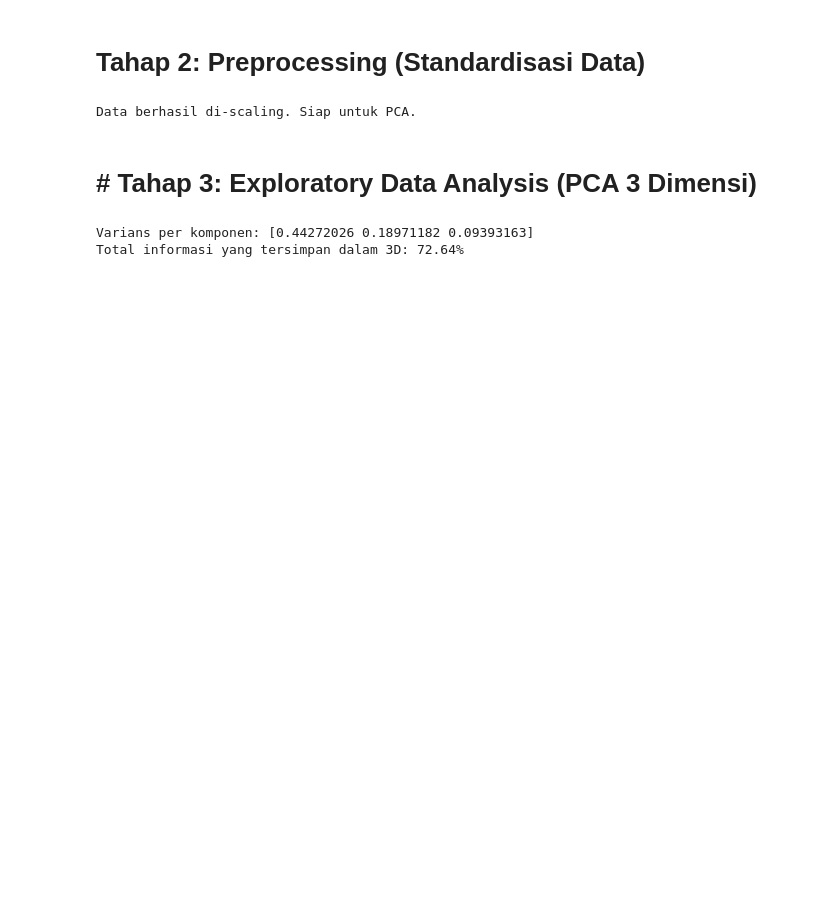
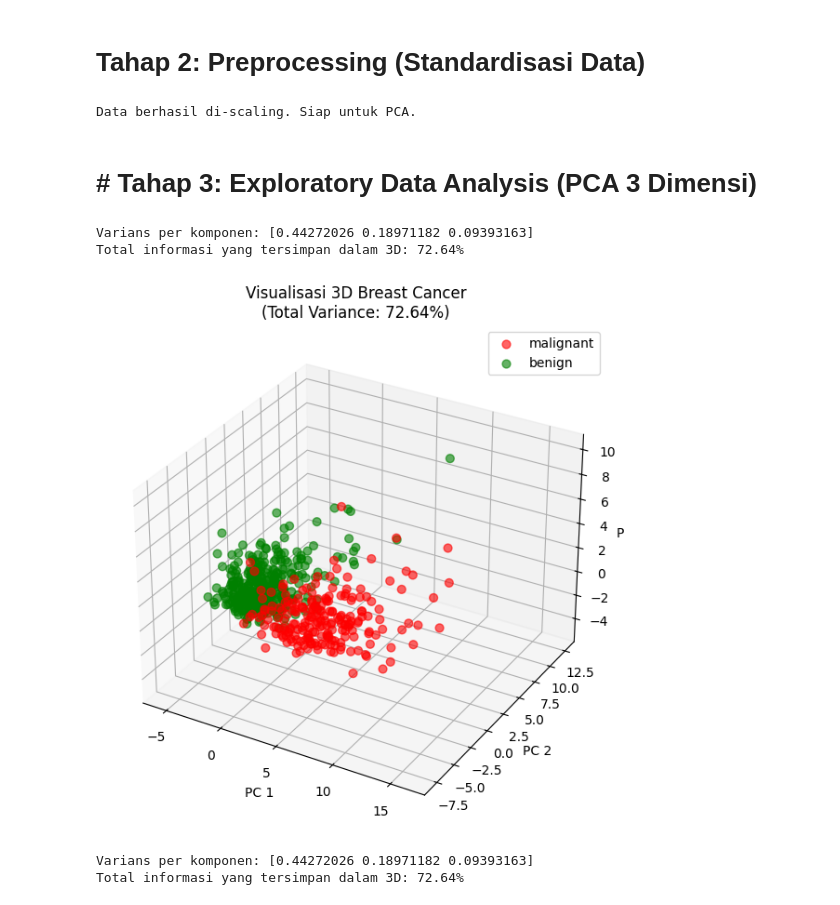
Before and after one commit to Zero697-bit/221230071-Pengantar-ML, a Jupyter notebook: week-08/praktikum_3_visualisasi_data_[breast_cancer].ipynb, the cells around one changed output. Saved outputs shown, nothing was run; the diff lists cells and outputs as text; code cells hidden in the pictures; blank space fills up the shorter version.

```diff
--- a/week-08/praktikum_3_visualisasi_data_[breast_cancer].ipynb
+++ b/week-08/praktikum_3_visualisasi_data_[breast_cancer].ipynb
@@ -76,6 +75,45 @@ print("Data berhasil di-scaling. Siap untuk PCA.")
 Data berhasil di-scaling. Siap untuk PCA.
 # %% [markdown]
 # # Tahap 3: Exploratory Data Analysis (PCA 3 Dimensi)
+# %%
+import matplotlib.pyplot as plt
+from mpl_toolkits.mplot3d import Axes3D
+import pandas as pd
+
+# --- Asumsi: Variabel X_pca, y, target_names sudah ada ---
+
+# 1. Siapkan DataFrame
+pca_df = pd.DataFrame(data=X_pca, columns=['PC1', 'PC2', 'PC3'])
+pca_df['Label'] = y.map({0: target_names[0], 1: target_names[1]})
+
+# 2. Hitung Varians untuk Judul/Print
+total_var = sum(pca.explained_variance_ratio_) * 100
+print(f"Varians per komponen: {pca.explained_variance_ratio_}")
+print(f"Total informasi yang tersimpan dalam 3D: {total_var:.2f}%")
+
+# 3. Buat Plot 3D (Matplotlib)
+fig = plt.figure(figsize=(10, 7))
+ax = fig.add_subplot(111, projection='3d')
+
+# Warna: Merah untuk Ganas (Malignant), Hijau untuk Jinak (Benign)
+colors = {'malignant': 'red', 'benign': 'green'}
+
+for label, color in colors.items():
+    subset = pca_df[pca_df['Label'] == label]
+    ax.scatter(subset['PC1'], subset['PC2'], subset['PC3'],
+               c=color, label=label, s=40, alpha=0.6)
+
+ax.set_xlabel('PC 1')
+ax.set_ylabel('PC 2')
+ax.set_zlabel('PC 3')
+ax.set_title(f'Visualisasi 3D Breast Cancer\n(Total Variance: {total_var:.2f}%)')
+ax.legend()
+
+plt.show()
+# %% [output]
+Varians per komponen: [0.44272026 0.18971182 0.09393163]
+Total informasi yang tersimpan dalam 3D: 72.64%
+[figure, added]
 # %%
 import plotly.express as px
 from sklearn.decomposition import PCA
```
Also changed, not shown: parts of 1 cell of this notebook.
